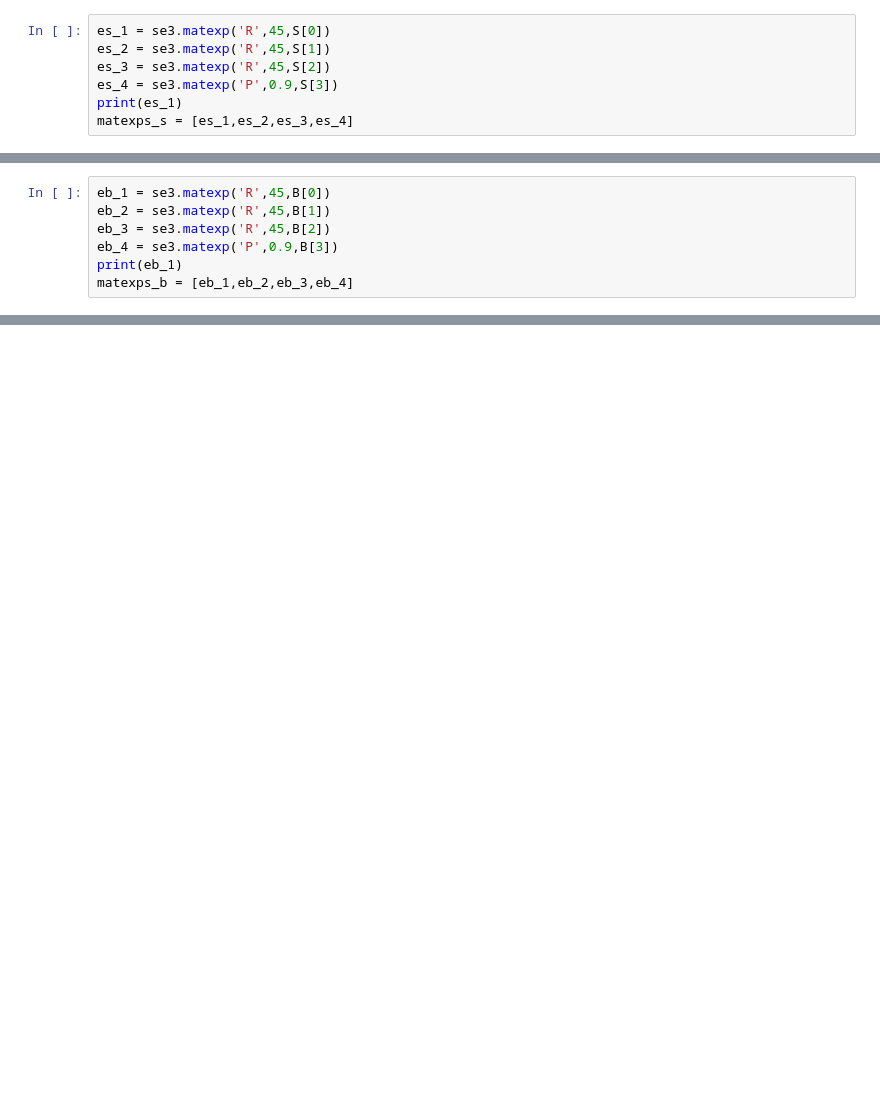
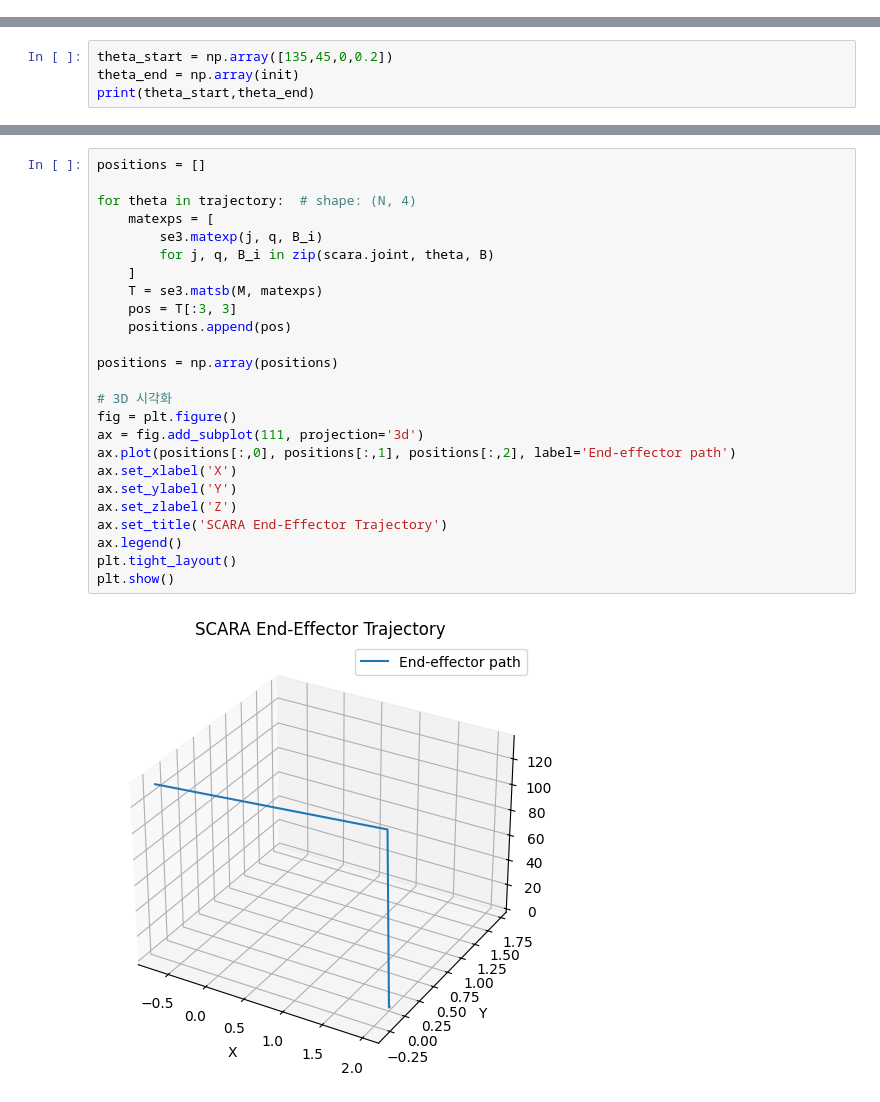
Before and after one commit to Wadangzz/Numerical_IK, a Jupyter notebook: test.ipynb, the cells around one changed output, grey strips where cells are left out. Cells and saved outputs as stored; diff of their text form; blank space fills up the shorter version.

```diff
--- a/test.ipynb
+++ b/test.ipynb
@@ -28,7 +23,0 @@ print(v)
-# %%
-es_1 = se3.matexp('R',45,S[0])
-es_2 = se3.matexp('R',45,S[1])
-es_3 = se3.matexp('R',45,S[2])
-es_4 = se3.matexp('P',0.9,S[3])
-print(es_1)
-matexps_s = [es_1,es_2,es_3,es_4]
@@ -40,7 +23,0 @@ matexps_s = [es_1,es_2,es_3,es_4]
-# %%
-eb_1 = se3.matexp('R',45,B[0])
-eb_2 = se3.matexp('R',45,B[1])
-eb_3 = se3.matexp('R',45,B[2])
-eb_4 = se3.matexp('P',0.9,B[3])
-print(eb_1)
-matexps_b = [eb_1,eb_2,eb_3,eb_4]
@@ -187,0 +142,4 @@ print(np.random.normal(0,2))
+# %%
+theta_start = np.array([135,45,0,0.2])
+theta_end = np.array(init)
+print(theta_start,theta_end)
@@ -187,0 +197,27 @@ print(np.random.normal(0,2))
+# %%
+positions = []
+
+for theta in trajectory:  # shape: (N, 4)
+    matexps = [
+        se3.matexp(j, q, B_i)
+        for j, q, B_i in zip(scara.joint, theta, B)
+    ]
+    T = se3.matsb(M, matexps)
+    pos = T[:3, 3]
+    positions.append(pos)
+
+positions = np.array(positions)
+
+# 3D 시각화
+fig = plt.figure()
+ax = fig.add_subplot(111, projection='3d')
+ax.plot(positions[:,0], positions[:,1], positions[:,2], label='End-effector path')
+ax.set_xlabel('X')
+ax.set_ylabel('Y')
+ax.set_zlabel('Z')
+ax.set_title('SCARA End-Effector Trajectory')
+ax.legend()
+plt.tight_layout()
+plt.show()
+# %% [output]
+[figure, added]
```
Also changed, not shown: parts of 18 cells of this notebook, 3 other files.
